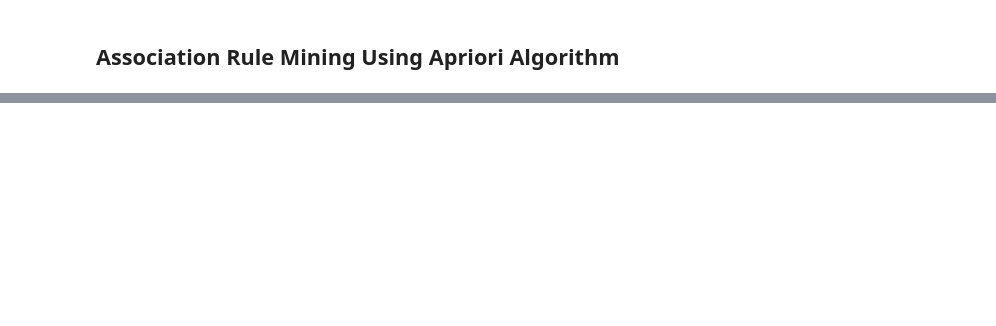
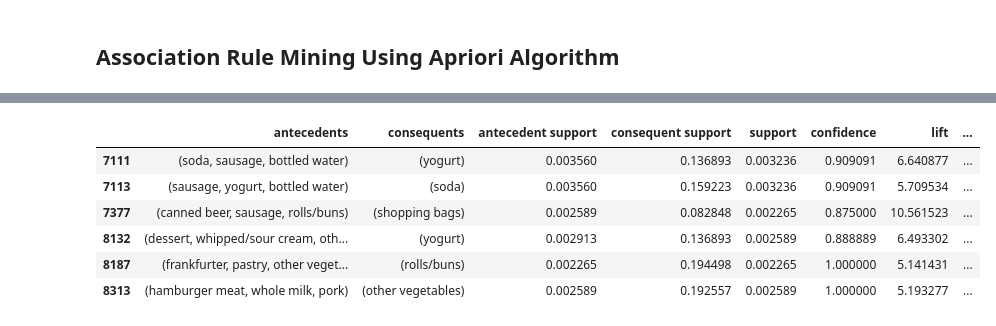
Before and after one commit to LinkedInLearning/python-for-data-science-and-machine-learning-essential-training-part-2-3016934, a Jupyter notebook: notebooks/05_01_b.ipynb, the cells around one changed output, grey strips where cells are left out. Saved outputs shown, nothing was run; the diff lists cells and outputs as text; code cells hidden in the pictures; blank space fills up the shorter version.

```diff
--- a/notebooks/05_01_b.ipynb
+++ b/notebooks/05_01_b.ipynb
@@ -2,0 +27,2 @@
+# %%
+data = pd.read_csv('/workspaces/python-for-data-science-and-machine-learning-essential-training-part-2-3016934/data/groceries.csv')
@@ -2,0 +38,2 @@
+# %%
+baskets_sets = data.stack().str.get_dummies().groupby(level=0).sum()
@@ -2,0 +84,8 @@
+# %%
+df_combo = baskets_sets.astype(bool)
+
+frequent_itemsets = apriori(df_combo, min_support=0.002, use_colnames=True)
+
+frequent_itemsets['length'] = frequent_itemsets['itemsets'].apply(lambda x: len(x))
+
+frequent_itemsets
@@ -2,0 +132,3 @@
+# %%
+rules = association_rules(frequent_itemsets, metric='lift', min_threshold=1)
+rules.head()
@@ -2,0 +142,10 @@
+# %%
+rules[(rules['lift']>=5) & (rules['confidence']>= 0.8)]
+# %% [output]
+|  | antecedents | consequents | antecedent support | consequent support | support | confidence | lift | ... |
+| 7111 | (soda, sausage, bottled water) | (yogurt) | 0.003560 | 0.136893 | 0.003236 | 0.909091 | 6.640877 | ... |
+| 7113 | (sausage, yogurt, bottled water) | (soda) | 0.003560 | 0.159223 | 0.003236 | 0.909091 | 5.709534 | ... |
+| 7377 | (canned beer, sausage, rolls/buns) | (shopping bags) | 0.002589 | 0.082848 | 0.002265 | 0.875000 | 10.561523 | ... |
+| 8132 | (dessert, whipped/sour cream, oth... | (yogurt) | 0.002913 | 0.136893 | 0.002589 | 0.888889 | 6.493302 | ... |
+| 8187 | (frankfurter, pastry, other veget... | (rolls/buns) | 0.002265 | 0.194498 | 0.002265 | 1.000000 | 5.141431 | ... |
+| 8313 | (hamburger meat, whole milk, pork) | (other vegetables) | 0.002589 | 0.192557 | 0.002589 | 1.000000 | 5.193277 | ... |
```
Also changed, not shown: parts of 10 cells of this notebook.
